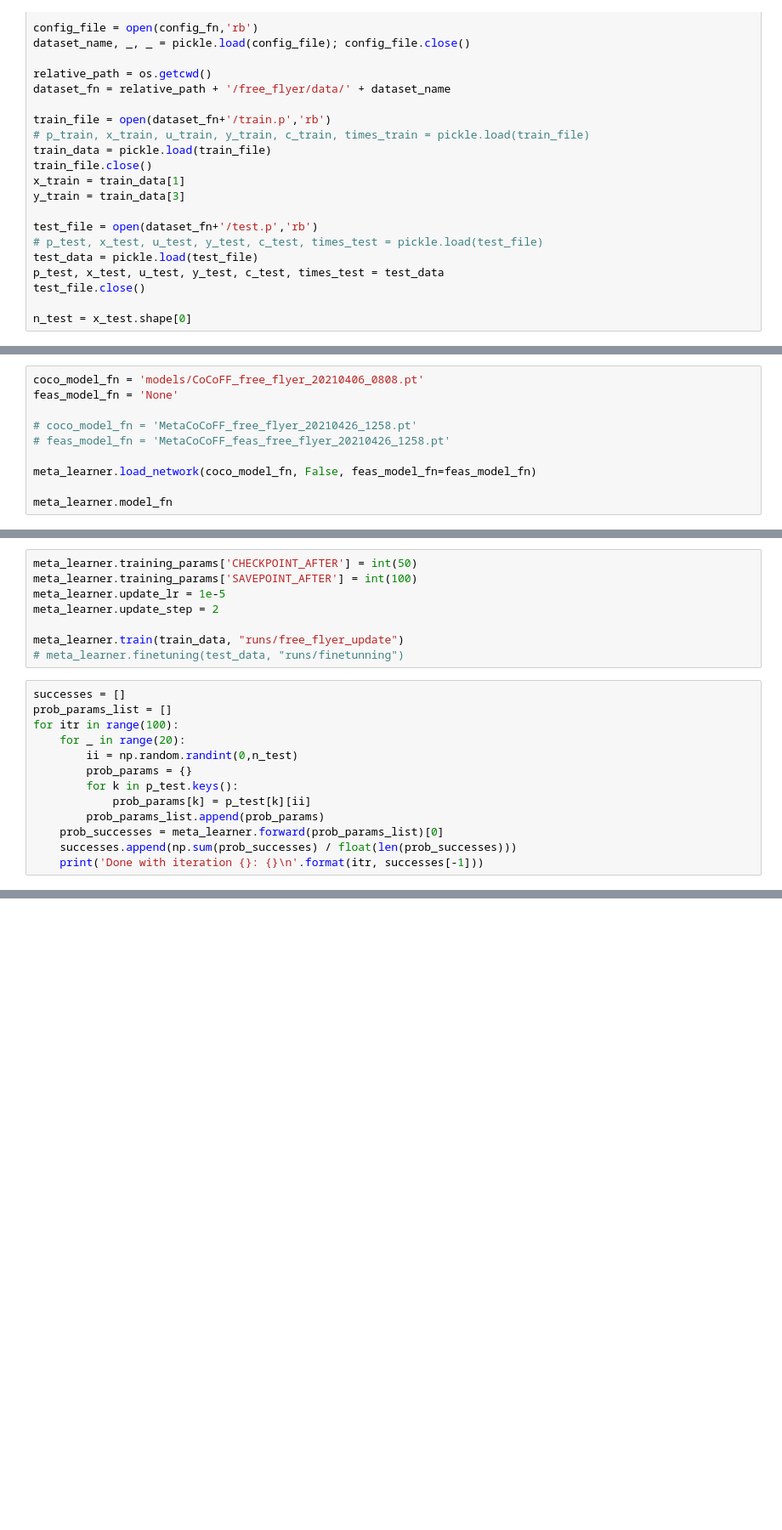
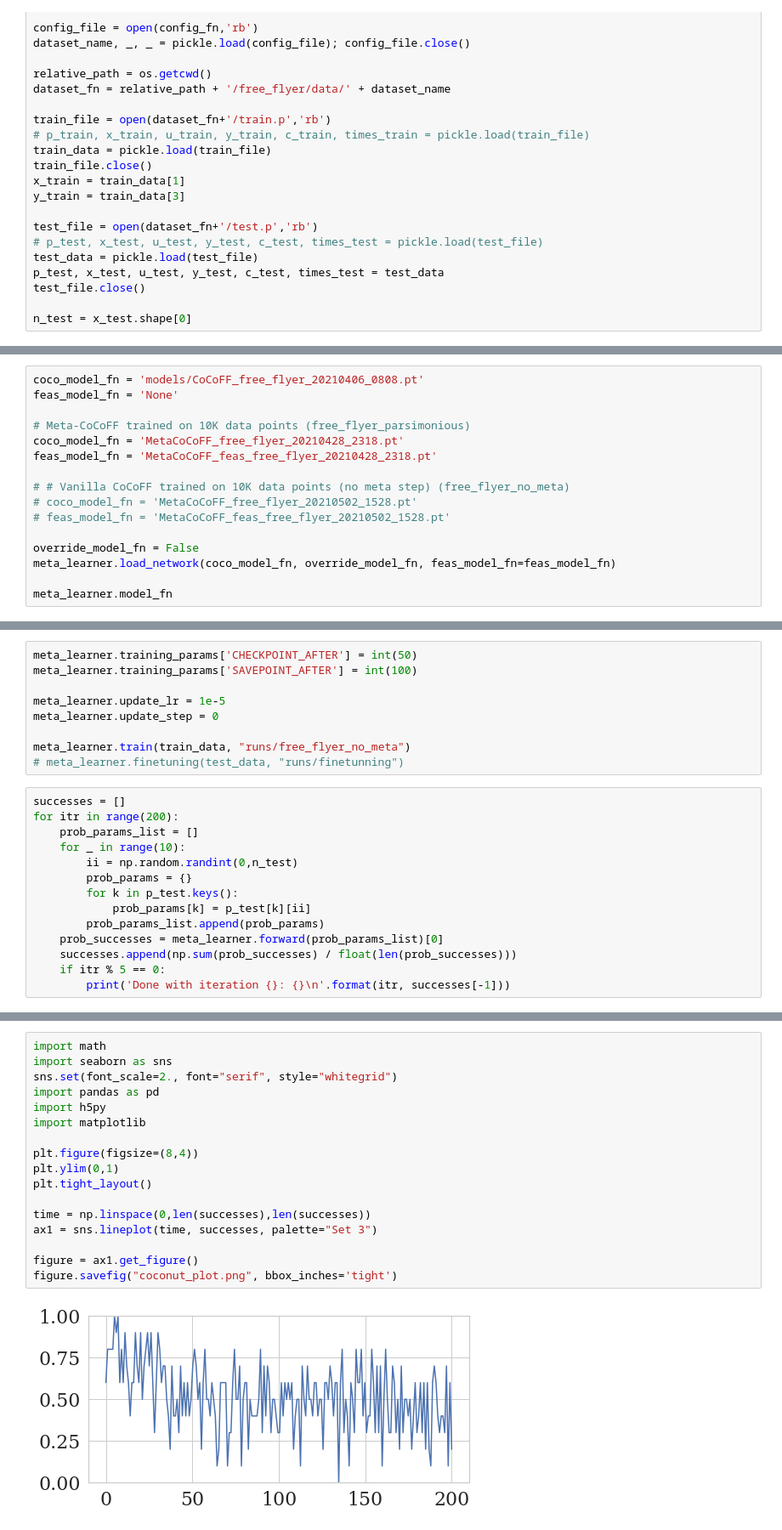
Before and after one commit to StanfordASL/CoCo, a Jupyter notebook: nariyal.ipynb, the cells around one changed output, grey strips where cells are left out. Shown at 85% size. Cells and saved outputs as stored; diff of their text form; blank space fills up the shorter version.

```diff
--- a/nariyal.ipynb
+++ b/nariyal.ipynb
@@ -59,9 +68,15 @@ meta_learner.construct_strategies(n_features, train_data, device_id=device_id)
 coco_model_fn = 'models/CoCoFF_free_flyer_20210406_0808.pt'
 feas_model_fn = 'None'
 
-# coco_model_fn = 'MetaCoCoFF_free_flyer_20210426_1258.pt'
-# feas_model_fn = 'MetaCoCoFF_feas_free_flyer_20210426_1258.pt'
+# Meta-CoCoFF trained on 10K data points (free_flyer_parsimonious)
+coco_model_fn = 'MetaCoCoFF_free_flyer_20210428_2318.pt'
+feas_model_fn = 'MetaCoCoFF_feas_free_flyer_20210428_2318.pt'
 
-meta_learner.load_network(coco_model_fn, False, feas_model_fn=feas_model_fn)
+# # Vanilla CoCoFF trained on 10K data points (no meta step) (free_flyer_no_meta)
+# coco_model_fn = 'MetaCoCoFF_free_flyer_20210502_1528.pt'
+# feas_model_fn = 'MetaCoCoFF_feas_free_flyer_20210502_1528.pt'
+
+override_model_fn = False
+meta_learner.load_network(coco_model_fn, override_model_fn, feas_model_fn=feas_model_fn)
 
 meta_learner.model_fn
@@ -68,16 +87,17 @@ meta_learner.model_fn
 # %%
 meta_learner.training_params['CHECKPOINT_AFTER'] = int(50)
 meta_learner.training_params['SAVEPOINT_AFTER'] = int(100)
+
 meta_learner.update_lr = 1e-5
-meta_learner.update_step = 2
+meta_learner.update_step = 0
 
-meta_learner.train(train_data, "runs/free_flyer_update")
+meta_learner.train(train_data, "runs/free_flyer_no_meta")
 # meta_learner.finetuning(test_data, "runs/finetunning")
 # %%
 successes = []
-prob_params_list = []
-for itr in range(100):
-    for _ in range(20):
+for itr in range(200):
+    prob_params_list = []
+    for _ in range(10):
         ii = np.random.randint(0,n_test)
         prob_params = {}
         for k in p_test.keys():
@@ -85,4 +105,5 @@ for itr in range(100):
         prob_params_list.append(prob_params)
     prob_successes = meta_learner.forward(prob_params_list)[0]
     successes.append(np.sum(prob_successes) / float(len(prob_successes)))
-    print('Done with iteration {}: {}\n'.format(itr, successes[-1]))
+    if itr % 5 == 0:
+        print('Done with iteration {}: {}\n'.format(itr, successes[-1]))
@@ -88,0 +114,19 @@ for itr in range(100):
+# %%
+import math
+import seaborn as sns
+sns.set(font_scale=2., font="serif", style="whitegrid")
+import pandas as pd
+import h5py
+import matplotlib
+
+plt.figure(figsize=(8,4))
+plt.ylim(0,1)
+plt.tight_layout()
+
+time = np.linspace(0,len(successes),len(successes))
+ax1 = sns.lineplot(time, successes, palette="Set 3")
+
+figure = ax1.get_figure()
+figure.savefig("coconut_plot.png", bbox_inches='tight')
+# %% [output]
+[figure, added]
```
Also changed, not shown: parts of 6 cells of this notebook, 1 other file.
